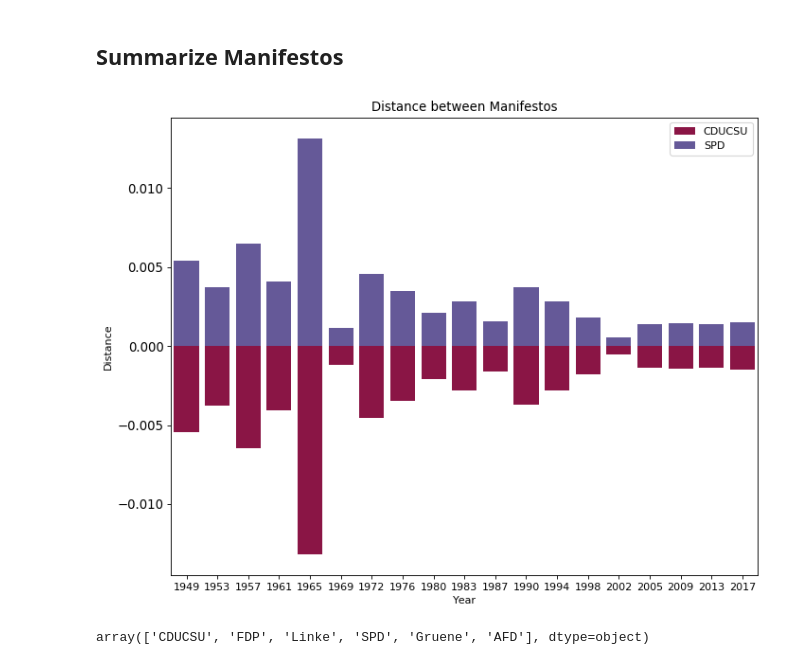
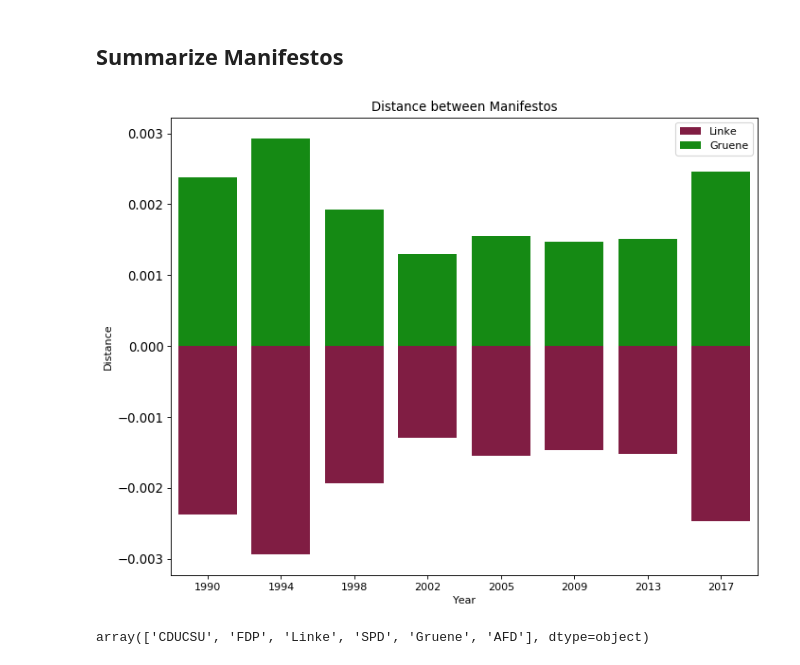
Before and after one commit to MrBanhBao/TextVisProject, a Jupyter notebook: HN_DocDiff.ipynb, the cells around one changed output. Drawn from its saved outputs; the diff is of its cells as text; code cells hidden in the pictures.

Commit message:
added notebook about document distance

```diff
--- a/HN_DocDiff.ipynb
+++ b/HN_DocDiff.ipynb
@@ -152,7 +152,16 @@ def plot_distance(df, party_a, party_b, typ='b'):
     group_col = 'party_name'
     order_of_bars = distance_df.year.unique()
 
-    colors = [plt.cm.Spectral(i/float(len(distance_df[group_col].unique())-1)) for i in range(len(distance_df[group_col].unique()))]
+    color_dict= {
+        'CDUCSU': '#343434',
+        'SPD': '#cc0000',
+        'FDP': '#ffe800',
+        'Linke': '#900C3F',
+        'Gruene': '#029e00',
+        'AFD': '#21a1ff',
+    }
+
+    colors = [color_dict[party] for party in distance_df.party_name]
 
     for c, group in zip(colors, distance_df[group_col].unique()):
         sns.barplot(x='year', y='plt_distance', data=distance_df.loc[distance_df[group_col]==group, :], order=order_of_bars, color=c, label=group)
@@ -166,9 +175,9 @@ def plot_distance(df, party_a, party_b, typ='b'):
 # %%
 distance_df = calc_cosine_df(df, 'CDUCSU', 'SPD')
 # %%
-plot_distance(df, 'CDUCSU', 'SPD')
+plot_distance(df, 'Linke', 'Gruene')
 # %% [output]
-[figure, old version]
+[figure, new version]
 # %%
 df.party_name.unique()
 # %% [output]
```
Also changed, not shown: parts of 1 cell of this notebook.
